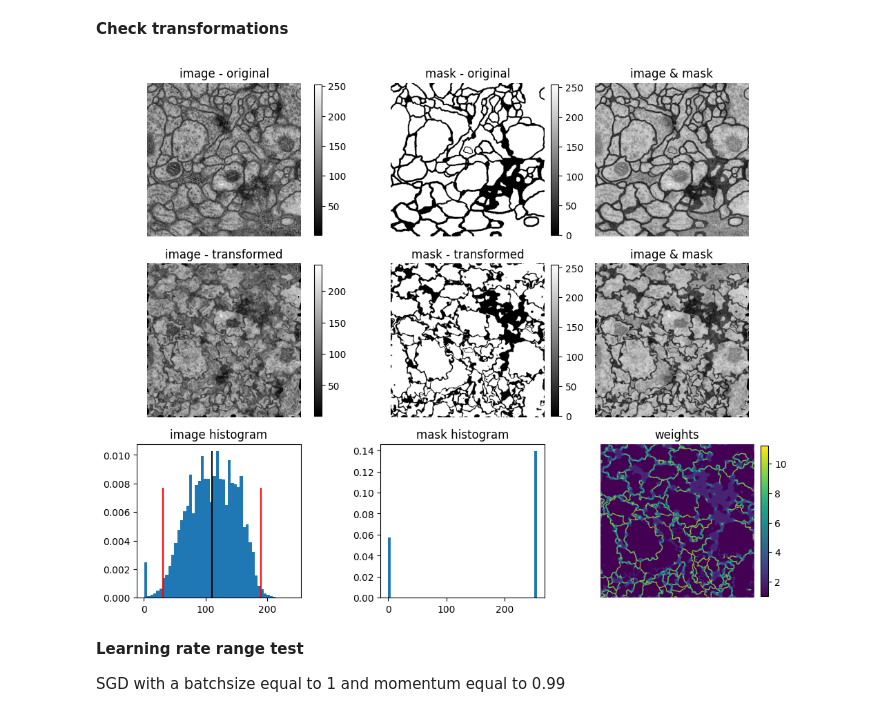
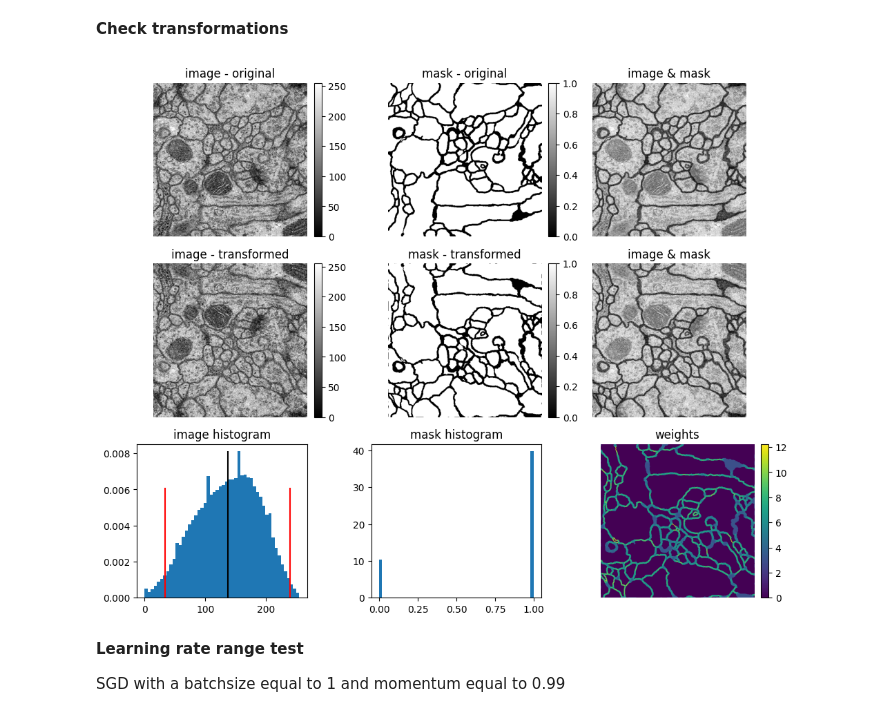
Before and after one commit to lniango/Segmentation_tracking, a Jupyter notebook: segmentation.ipynb, the cells around one changed output. Saved outputs shown, nothing was run; the diff lists cells and outputs as text; code cells hidden in the pictures.

```diff
--- a/segmentation.ipynb
+++ b/segmentation.ipynb
@@ -133,6 +133,7 @@ def readData(datadir, labeldir, H = 512, W = 512):
 
         # Binarise
         _, mask = cv2.threshold(mask, 128, 255, cv2.THRESH_BINARY)
+        mask = mask / 255.0
 
         # Add to matrix
         mask_mtrx[i, :, :] = mask
@@ -205,13 +206,13 @@ def _class_weights(mask):
     unique, counts = np.unique(mask, return_counts = True)
 
     # Convert counts to frequencies
-    counts = counts / np.prod(mask.shape)
+    counts = counts / (np.prod(mask.shape) + 1e-7)
 
     # Get max. counts
     max_count = max(counts)
 
     for val, count in zip(unique, counts):
-        wc[val] = max_count / count
+        wc[val] = max_count / (count + 1e-7)
 
     return wc
 # %%
@@ -689,7 +673,7 @@ train_transform = A.Compose([
         per_channel=False
     ),
     A.MultiplicativeNoise(p = p, multiplier=(0.9, 1.1), elementwise = True),
-    A.ElasticTransform(p = p, alpha = 300, sigma = 5, approximate = True),
+    A.ElasticTransform(p = p, alpha = 35, sigma = 5, approximate = True),
     A.RandomBrightnessContrast(p = p, brightness_limit = 0.15, contrast_limit = 0.15),
     A.PadIfNeeded(p = 1, min_height = 128, min_width = 128, border_mode = cv2.BORDER_REFLECT)
 ])
@@ -705,6 +689,13 @@ for i in np.random.randint(0, 30, 1): # Randomly draw 1 image
     # Grab image and label map
     mask = mask_mtrx[i, :, :]
     img  = img_mtrx[i, :, :]
+
+    #Verification
+    #print("img dtype:", img.dtype, "shape:", img.shape)
+    #print("mask dtype:", mask.dtype, "shape:", mask.shape)
+    #Force dtype = uint8 before transformation
+    img = img.astype("uint8")
+    mask = mask.astype("uint8")
 
     # Apply transformations
     aug     = train_transform(image = img, mask = mask)
@@ -734,34 +725,34 @@ for i in np.random.randint(0, 30, 1): # Randomly draw 1 image
 
     im = ax[1, 0].imshow(img_t, 'gray', interpolation = None)
     plt.colorbar(im, ax = ax[1, 0], fraction = 0.046, pad = 0.04)
     ax[1, 0].axis('off');
     ax[1, 0].set_title('image - transformed')
 
     im = ax[1, 1].imshow(mask_t, 'gray', interpolation = None)
     plt.colorbar(im, ax = ax[1, 1], fraction = 0.046, pad = 0.04)
     ax[1, 1].axis('off');
     ax[1, 1].set_title('mask - transformed')
 
     ax[1, 2].imshow(img_t, 'gray', interpolation = None)
     ax[1, 2].imshow(mask_t, 'gray', interpolation = None, alpha = 0.3)
     ax[1, 2].axis('off');
     ax[1, 2].set_title('image & mask')
 
     counts, _, _ = ax[2, 0].hist(img_t.reshape(-1, 1), bins = 50, density = True);
     ax[2, 0].vlines(img_t.mean(), 0, max(counts), colors='k')
     ax[2, 0].vlines(img_t.mean() + 2 * np.std(img_t), 0, max(counts) * 0.75, colors='r')
     ax[2, 0].vlines(img_t.mean() - 2 * np.std(img_t), 0, max(counts) * 0.75, colors='r')
     ax[2, 0].set_title('image histogram')
 
     ax[2, 1].hist(mask_t.reshape(-1, 1), bins = 50, density = True);
     ax[2, 1].set_title('mask histogram')
 
     im = ax[2, 2].imshow(weights, interpolation = None)
     plt.colorbar(im, ax = ax[2, 2], fraction = 0.046, pad = 0.04)
     ax[2, 2].axis('off');
     ax[2, 2].set_title('weights')
 # %% [output]
-[figure, old version]
+[figure, new version]
 # %% [markdown]
 **Learning rate range test**
 
```
Also changed, not shown: parts of 16 cells of this notebook, 1 other file.
